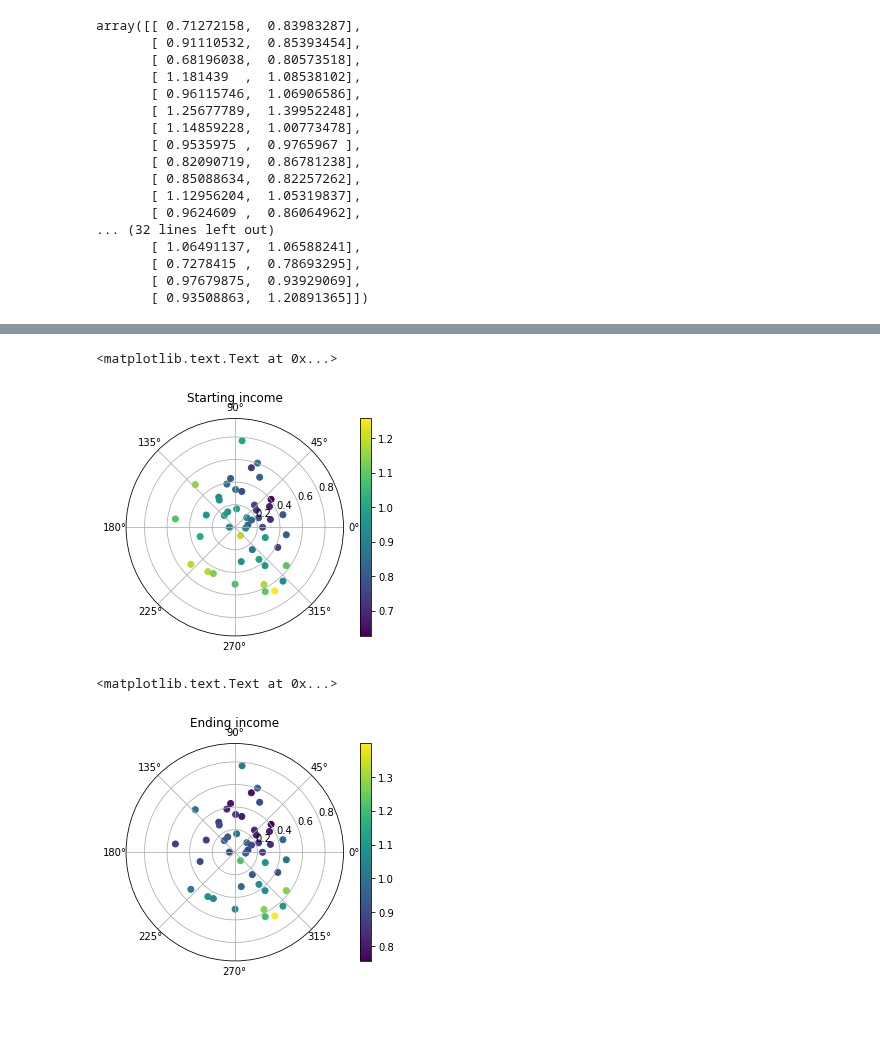
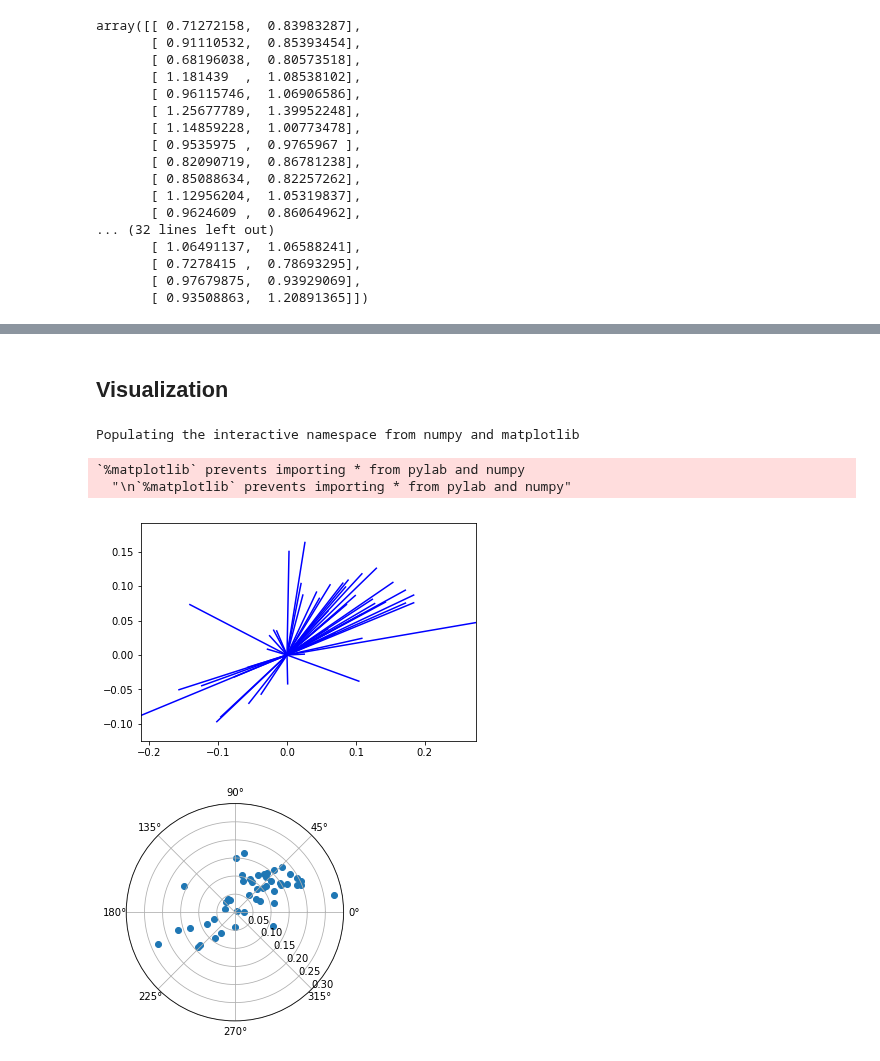
Before and after one commit to pysal/giddy, a Jupyter notebook: notebooks/directional.ipynb, the cells around one changed output, grey strips where cells are left out. Saved outputs shown, nothing was run; the diff lists cells and outputs as text; code cells hidden in the pictures; blank space fills up the shorter version.

```diff
--- a/notebooks/directional.ipynb
+++ b/notebooks/directional.ipynb
@@ -452,18 +100,4 @@ c = ax.scatter(theta, r, c=Y[:,1])
-# %%
-area = 200 * (Y[:,1]/Y[:,1].max())**2
-ax = plt.subplot(111, projection='polar')
-c = ax.scatter(theta, r, c=Y[:,0])
-plt.colorbar(c)
-plt.title('Starting income')
-# %% [output]
-<matplotlib.text.Text at 0x...>
-[figure, removed]
-# %%
-area = 200 * (Y[:,1]/Y[:,1].max())**2
-ax = plt.subplot(111, projection='polar')
-c = ax.scatter(theta, r, c=Y[:,1])
-plt.colorbar(c)
-plt.title('Ending income')
-# %% [output]
-<matplotlib.text.Text at 0x...>
-[figure, removed]
+# %%
+r4 = Rose(Y, w, k=4)
+# %% [markdown]
+## Visualization
@@ -469,0 +106,12 @@ plt.title('Ending income')
+# %%
+%pylab inline
+r4.plot_origin() # origin standardized
+# %% [output]
+Populating the interactive namespace from numpy and matplotlib
+`%matplotlib` prevents importing * from pylab and numpy
+  "\n`%matplotlib` prevents importing * from pylab and numpy"
+[figure, added]
+# %%
+r4.plot() # Polar
+# %% [output]
+[figure, added]
```
Also changed, not shown: parts of 62 cells of this notebook.
